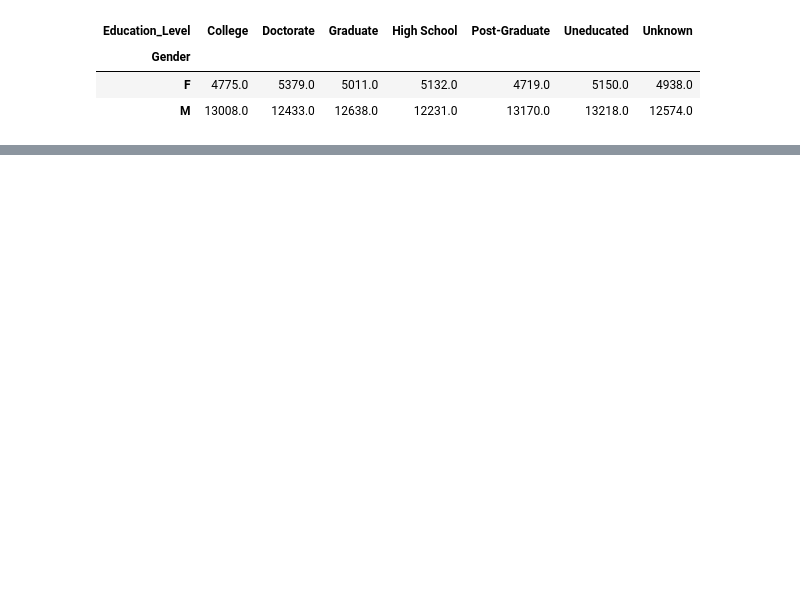
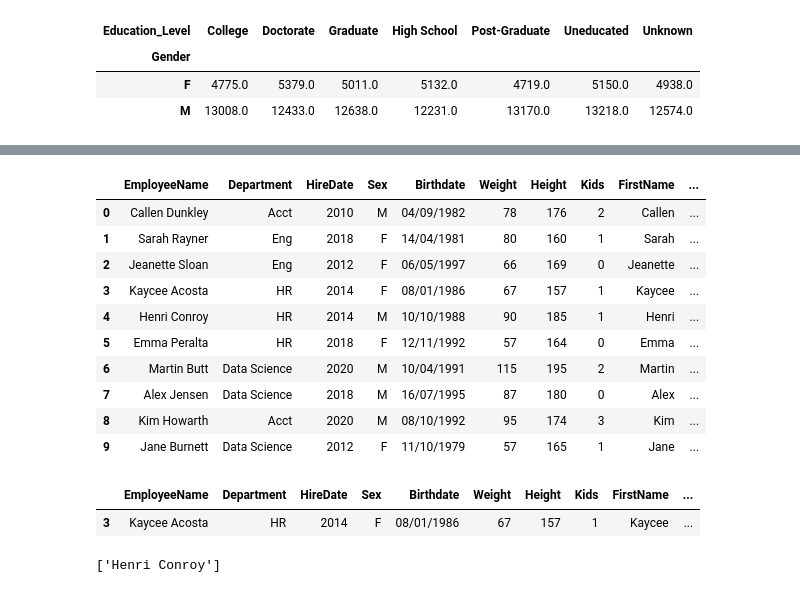
Before and after one commit to nitin333/ML-JupyterNotebooks, a Jupyter notebook: DataProcessing_Training.ipynb, the cells around one changed output, grey strips where cells are left out. Drawn from its saved outputs; the diff is of its cells as text; code cells hidden in the pictures; blank space fills up the shorter version.

```diff
--- a/DataProcessing_Training.ipynb
+++ b/DataProcessing_Training.ipynb
@@ -12,6 +12,13 @@ df.head()
 | 3 | 769911858 | Existing Customer | 40 | F | 4 | High School | Unknown | ... |
 | 4 | 709106358 | Existing Customer | 40 | M | 3 | Uneducated | Married | ... |
 5 rows × 23 columns
+# %%
+import cx_Oracle   #  pip install cx_Oracle
+from sqlalchemy import create_engine
+
+engine = create_engine('oracle+cx_oracle://xxxxx:xxxxx@host:1521/?service_name=hr')
+
+df = pd.read_sql('select * from table_name', engine)
 # %%
 import teradatasql
 import pandas as pd
@@ -152,3 +260,31 @@ def calculate_age(birthdate):
     return today.year - birthdate.year - (today.month < birthdate.month)
 # %%
 data['Age'] = data['Birthdate'].apply(calculate_age)
+# %%
+def age_bucket(age):
+    if age < 35:
+        return "< 35"
+    elif  35 <= age <= 40 :
+        return "35-40"
+    else:
+        return ">40"
+# %%
+data["age_band"] = data["Age"].apply(lambda Age: age_bucket(Age))
+# %%
+### Replace
+# will replace Nan value in dataframe with value -99999
+df.replace(to_replace = np.nan, value =-99999)
+data.replace(to_replace=["Engineering", "Accounting"],
+           value=['Eng','Acct'])
+# %% [output]
+|  | EmployeeName | Department | HireDate | Sex | Birthdate | Weight | Height | Kids | FirstName | ... |
+| 0 | Callen Dunkley | Acct | 2010 | M | 04/09/1982 | 78 | 176 | 2 | Callen | ... |
+| 1 | Sarah Rayner | Eng | 2018 | F | 14/04/1981 | 80 | 160 | 1 | Sarah | ... |
+| 2 | Jeanette Sloan | Eng | 2012 | F | 06/05/1997 | 66 | 169 | 0 | Jeanette | ... |
+| 3 | Kaycee Acosta | HR | 2014 | F | 08/01/1986 | 67 | 157 | 1 | Kaycee | ... |
+| 4 | Henri Conroy | HR | 2014 | M | 10/10/1988 | 90 | 185 | 1 | Henri | ... |
+| 5 | Emma Peralta | HR | 2018 | F | 12/11/1992 | 57 | 164 | 0 | Emma | ... |
+| 6 | Martin Butt | Data Science | 2020 | M | 10/04/1991 | 115 | 195 | 2 | Martin | ... |
+| 7 | Alex Jensen | Data Science | 2018 | M | 16/07/1995 | 87 | 180 | 0 | Alex | ... |
+| 8 | Kim Howarth | Acct | 2020 | M | 08/10/1992 | 95 | 174 | 3 | Kim | ... |
+| 9 | Jane Burnett | Data Science | 2012 | F | 11/10/1979 | 57 | 165 | 1 | Jane | ... |
@@ -154,0 +293,9 @@ data['Age'] = data['Birthdate'].apply(calculate_age)
+# %%
+data[data['EmployeeName'].str.match('^Ka.*')== True]
+# %% [output]
+|  | EmployeeName | Department | HireDate | Sex | Birthdate | Weight | Height | Kids | FirstName | ... |
+| 3 | Kaycee Acosta | HR | 2014 | F | 08/01/1986 | 67 | 157 | 1 | Kaycee | ... |
+# %%
+[itm[0] for itm in data['EmployeeName'].str.findall('^[H].*') if len(itm)>0]
+# %% [output]
+['Henri Conroy']
```
Also changed, not shown: parts of 22 cells of this notebook, 1 other file.
